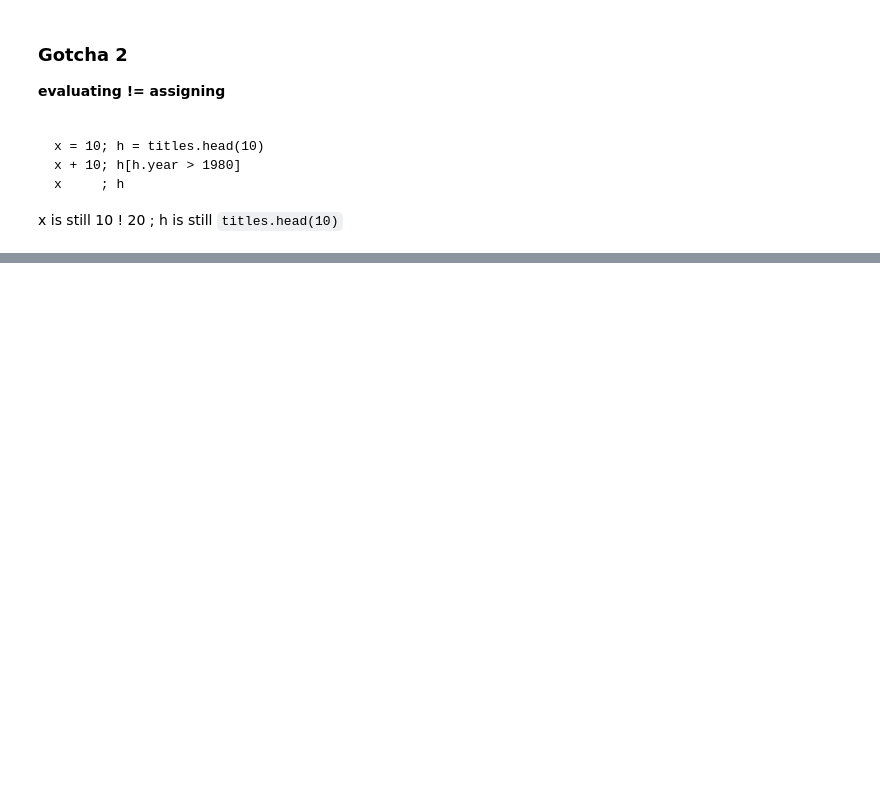
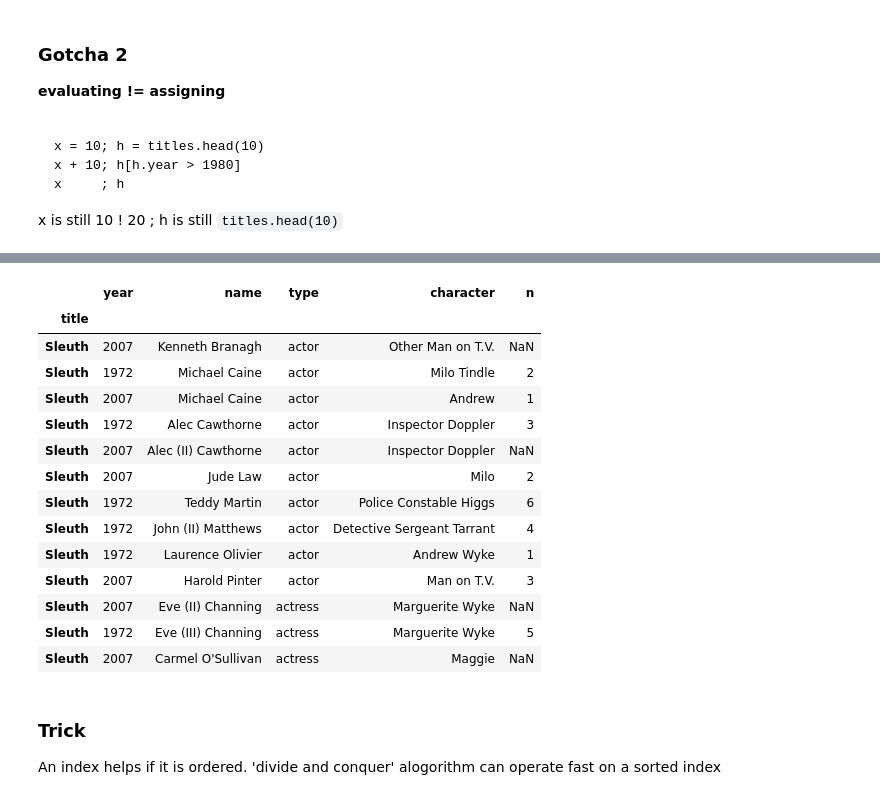
Before and after one commit to mahendra-r/py_random_notes, a Jupyter notebook: Pandas.ipynb, the cells around one changed output, grey strips where cells are left out. Drawn from its saved outputs; the diff is of its cells as text; code cells hidden in the pictures; blank space fills up the shorter version.

```diff
--- a/Pandas.ipynb
+++ b/Pandas.ipynb
@@ -170,0 +220,4 @@ x is still 10 ! 20 ; h is still `titles.head(10)`
+# %%
+%time
+c.loc['Sleuth']
+# %% [output]
@@ -170,0 +226,18 @@ x is still 10 ! 20 ; h is still `titles.head(10)`
+|  | year | name | type | character | n |
+| title |  |  |  |  |  |
+| Sleuth | 2007 | Kenneth Branagh | actor | Other Man on T.V. | NaN |
+| Sleuth | 1972 | Michael Caine | actor | Milo Tindle | 2 |
+| Sleuth | 2007 | Michael Caine | actor | Andrew | 1 |
+| Sleuth | 1972 | Alec Cawthorne | actor | Inspector Doppler | 3 |
+| Sleuth | 2007 | Alec (II) Cawthorne | actor | Inspector Doppler | NaN |
+| Sleuth | 2007 | Jude Law | actor | Milo | 2 |
+| Sleuth | 1972 | Teddy Martin | actor | Police Constable Higgs | 6 |
+| Sleuth | 1972 | John (II) Matthews | actor | Detective Sergeant Tarrant | 4 |
+| Sleuth | 1972 | Laurence Olivier | actor | Andrew Wyke | 1 |
+| Sleuth | 2007 | Harold Pinter | actor | Man on T.V. | 3 |
+| Sleuth | 2007 | Eve (II) Channing | actress | Marguerite Wyke | NaN |
+| Sleuth | 1972 | Eve (III) Channing | actress | Marguerite Wyke | 5 |
+| Sleuth | 2007 | Carmel O'Sullivan | actress | Maggie | NaN |
+# %% [markdown]
+### Trick
+An index helps if it is ordered. 'divide and conquer' alogorithm can operate fast on a sorted index
```
Also changed, not shown: parts of 58 cells of this notebook, 3 other files.
